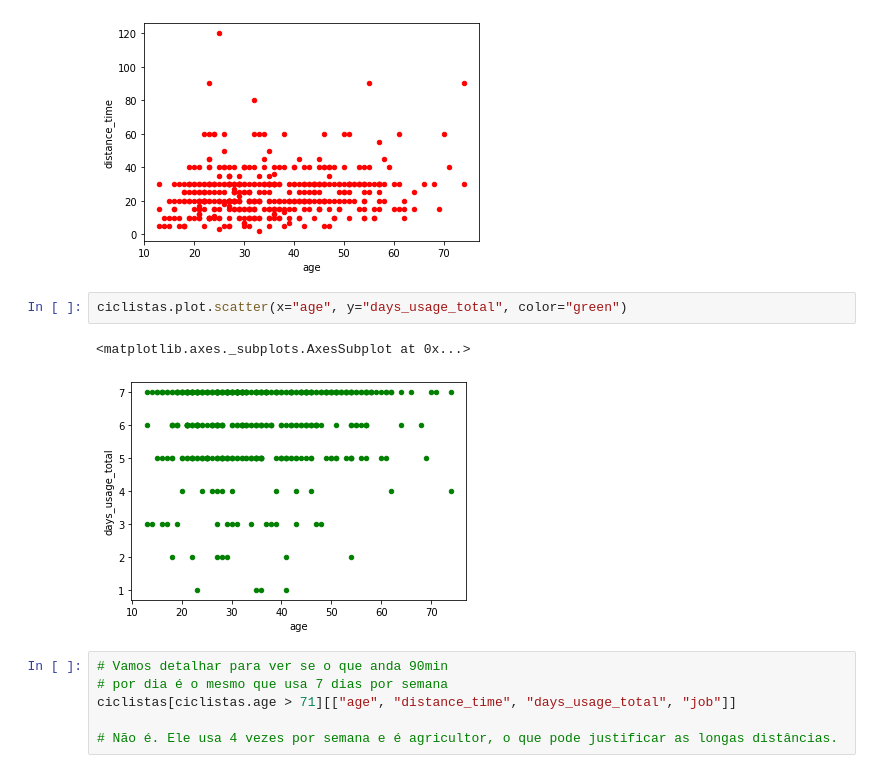
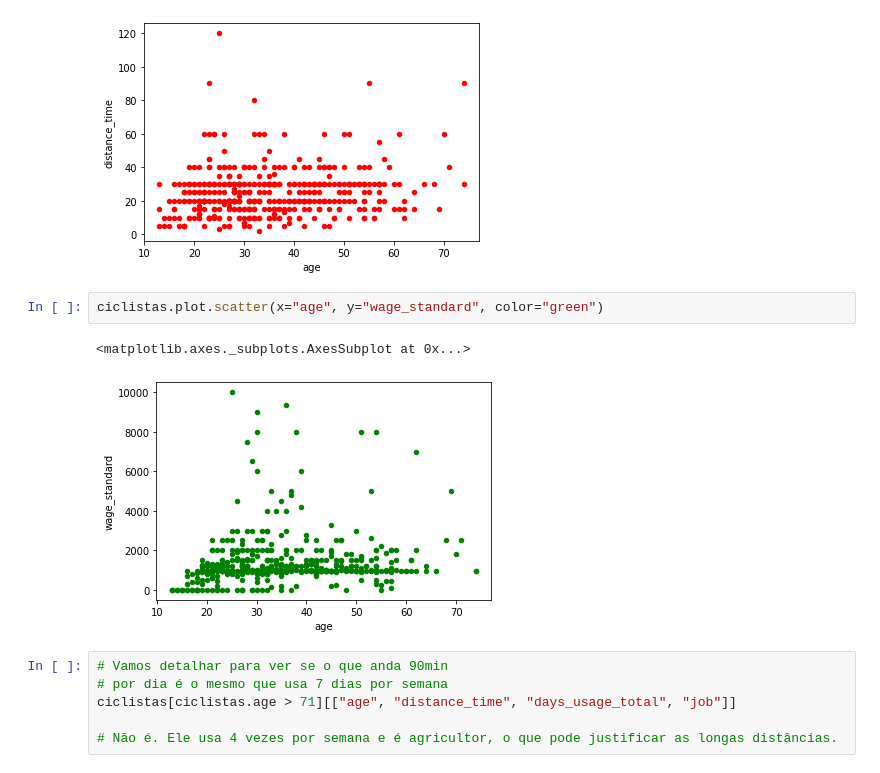
Before and after one commit to pedrocostab/Data_Science_Ciclistas, a Jupyter notebook: Projeto_1_Ciência_de_Dados.ipynb, the cells around one changed output. Drawn from its saved outputs; the diff is of its cells as text.

```diff
--- a/Projeto_1_Ciência_de_Dados.ipynb
+++ b/Projeto_1_Ciência_de_Dados.ipynb
@@ -592,10 +618,10 @@ ciclistas.plot.scatter(x="age", y="distance_time", color="red")
 <matplotlib.axes._subplots.AxesSubplot at 0x...>
 [figure]
 # %%
-ciclistas.plot.scatter(x="age", y="days_usage_total", color="green")
+ciclistas.plot.scatter(x="age", y="wage_standard", color="green")
 # %% [output]
 <matplotlib.axes._subplots.AxesSubplot at 0x...>
-[figure, old version]
+[figure, new version]
 # %%
 # Vamos detalhar para ver se o que anda 90min
 # por dia é o mesmo que usa 7 dias por semana
```
Also changed, not shown: parts of 34 cells of this notebook.
